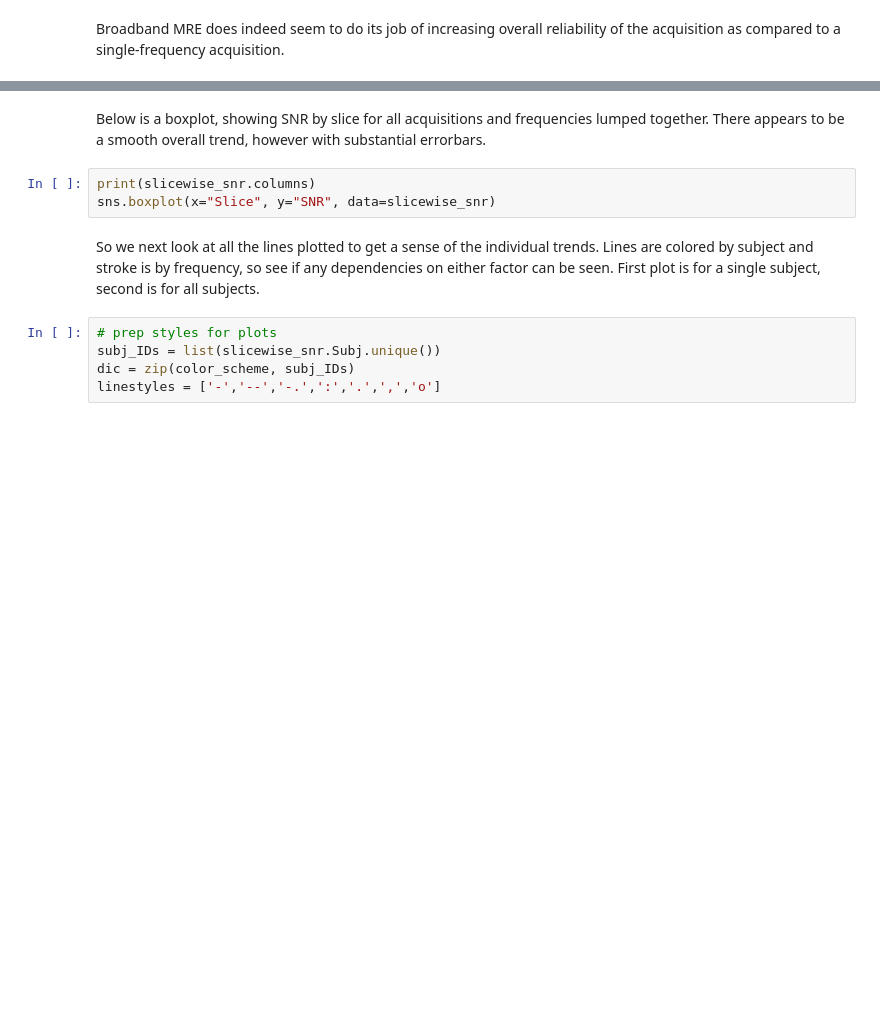
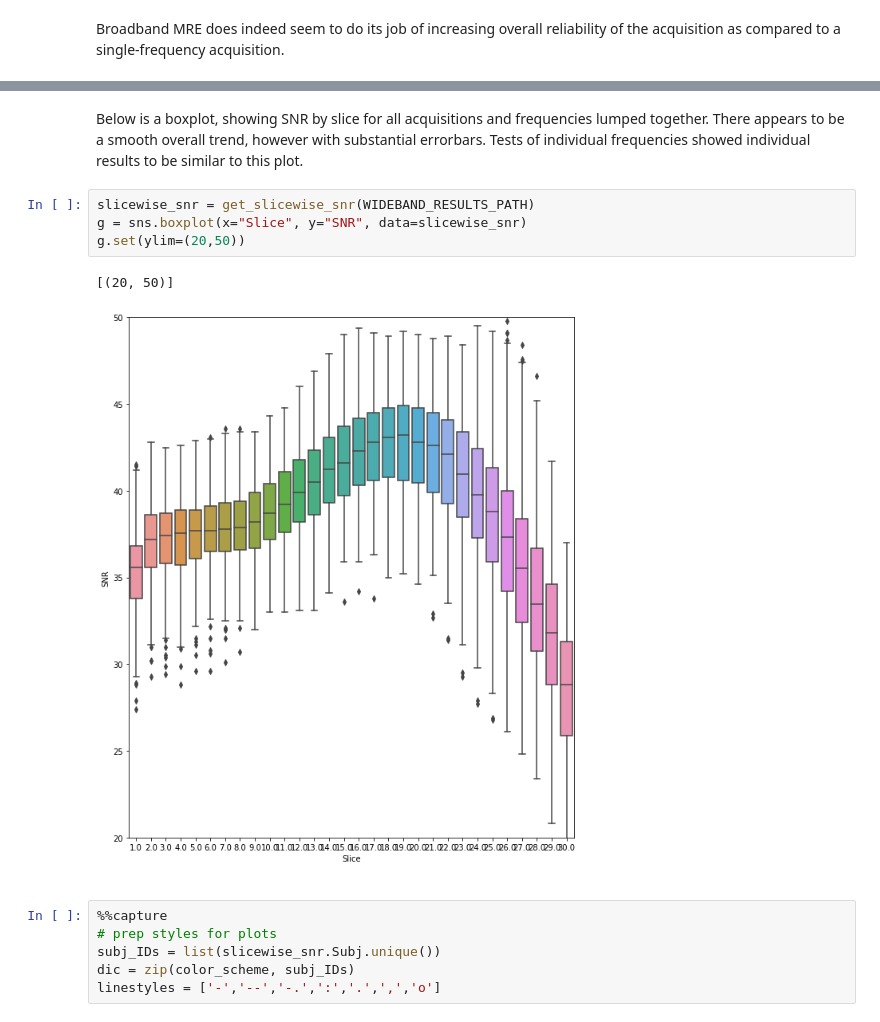
Before and after one commit to ericbarnhill/CVK-test-retest, a Jupyter notebook: CVK Test-Retest Investigations.ipynb, the cells around one changed output, grey strips where cells are left out. Drawn from its saved outputs; the diff is of its cells as text; blank space fills up the shorter version.

```diff
--- a/CVK Test-Retest Investigations.ipynb
+++ b/CVK Test-Retest Investigations.ipynb
@@ -428,11 +418,16 @@ NameError: name 'dir_list' is not defined
 # %% [markdown]
-Below is a boxplot, showing SNR by slice for all acquisitions and frequencies lumped together. There appears to be a smooth overall trend, however with substantial errorbars.
+Below is a boxplot, showing SNR by slice for all acquisitions and frequencies lumped together. There appears to be a smooth overall trend, however with substantial errorbars. Tests of individual frequencies showed individual results to be similar to this plot.
 # %%
-print(slicewise_snr.columns)
-sns.boxplot(x="Slice", y="SNR", data=slicewise_snr)
+slicewise_snr = get_slicewise_snr(WIDEBAND_RESULTS_PATH)
+g = sns.boxplot(x="Slice", y="SNR", data=slicewise_snr)
+g.set(ylim=(20,50))
+# %% [output]
+[(20, 50)]
+[figure, added]
 # %% [markdown]
-So we next look at all the lines plotted to get a sense of the individual trends. Lines are colored by subject and stroke is by frequency, so see if any dependencies on either factor can be seen. First plot is for a single subject, second is for all subjects.
+[comment]: # (So we next look at all the lines plotted to get a sense of the individual trends. Lines are colored by subject and stroke is by frequency, so see if any dependencies on either factor can be seen. First plot is for a single subject, second is for all subjects.)
 # %%
+%%capture
 # prep styles for plots
 subj_IDs = list(slicewise_snr.Subj.unique())
 dic = zip(color_scheme, subj_IDs)
```
Also changed, not shown: parts of 19 cells of this notebook, 1 other file.
